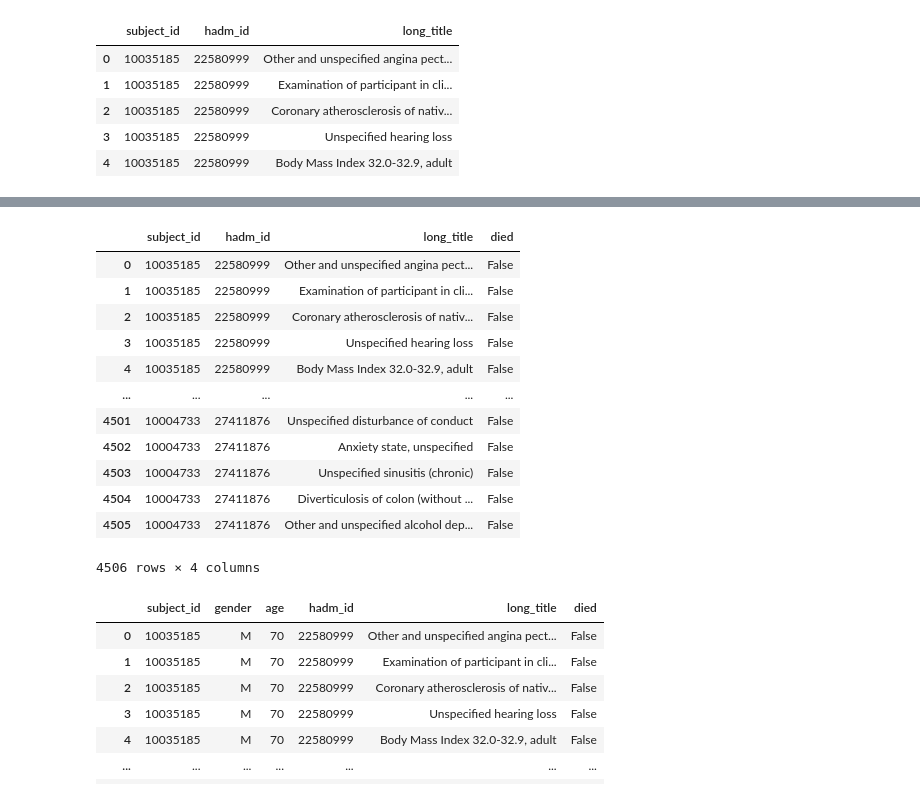
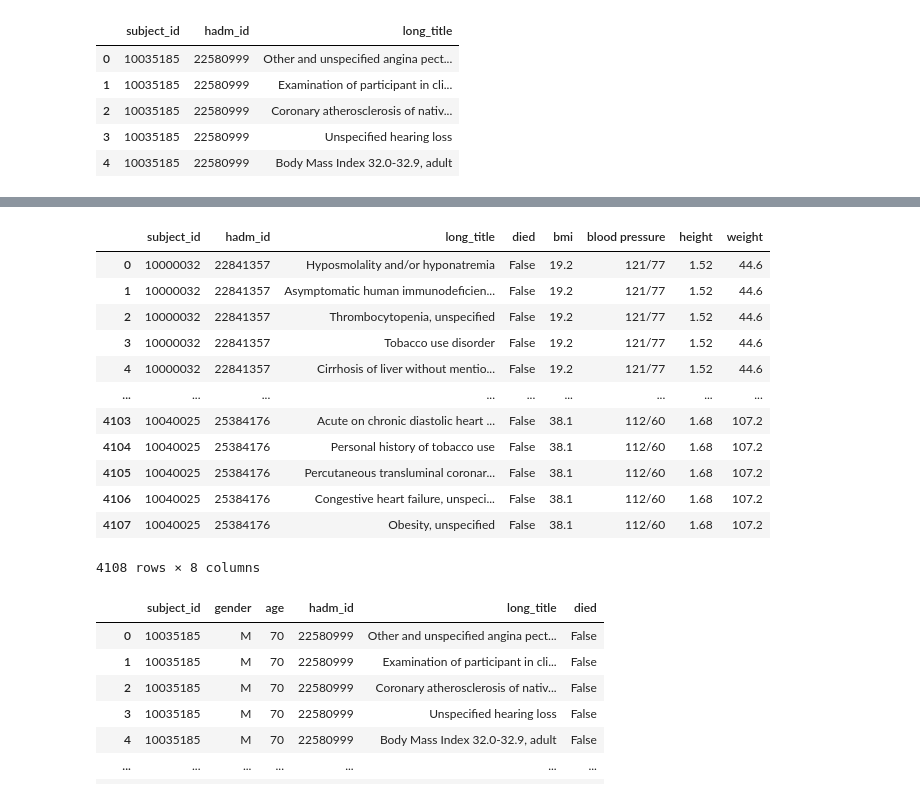
Before and after one commit to bizzfuzz/CHOP-comprehensive-hospital-outcome-prediction-system, a Jupyter notebook: CHOP.ipynb, the cells around one changed output, grey strips where cells are left out. Cells and saved outputs as stored; diff of their text form; code cells hidden in the pictures.

```diff
--- a/CHOP.ipynb
+++ b/CHOP.ipynb
@@ -85,9 +124,6 @@ diagnoses2.head()
 # %%
 merged_diagnoses= pd.merge(diagnoses, diagnoses2, on=['icd_code', 'icd_version'], how='left')
 merged_diagnoses.drop(["icd_code", "icd_version","seq_num"],axis=1,inplace=True)
-#merge the diagnoses dataframe with the omr dataframe using subject_id column as the key.
-
-merged_diagnoses = pd.merge()
 merged_diagnoses.head()
 # %% [output]
 |  | subject_id | hadm_id | long_title |
@@ -97,7 +133,7 @@ merged_diagnoses.head()
 | 3 | 10035185 | 22580999 | Unspecified hearing loss |
 | 4 | 10035185 | 22580999 | Body Mass Index 32.0-32.9, adult |
 # %%
-death_df=admissions[["subject_id","hadm_id","deathtime"]]
+death_df=admissions[["subject_id","hadm_id","deathtime"]].copy()
 death_df["died"]=death_df["deathtime"].isna()==False
 death_df.drop("deathtime",axis=1,inplace=True)
 death_df.head()
@@ -139,24 +147,24 @@ pivot_omr
 # %%
 #Merge the death df with the merged diagnoses dataframe
 
-merged_df=pd.merge(merged_diagnoses, death_df, on=["subject_id","hadm_id"], how="left")
-merged_df["died"].fillna(False, inplace=True)
-diagnoses_death_df=merged_df
+diagnoses_death_df=pd.merge(merged_diagnoses, death_df, on=["subject_id","hadm_id"], how="left")
+diagnoses_death_df["died"].fillna(False, inplace=True)
+
 diagnoses_death_df
 # %% [output]
-|  | subject_id | hadm_id | long_title | died |
-| 0 | 10035185 | 22580999 | Other and unspecified angina pect... | False |
-| 1 | 10035185 | 22580999 | Examination of participant in cli... | False |
-| 2 | 10035185 | 22580999 | Coronary atherosclerosis of nativ... | False |
-| 3 | 10035185 | 22580999 | Unspecified hearing loss | False |
-| 4 | 10035185 | 22580999 | Body Mass Index 32.0-32.9, adult | False |
-| ... | ... | ... | ... | ... |
-| 4501 | 10004733 | 27411876 | Unspecified disturbance of conduct | False |
-| 4502 | 10004733 | 27411876 | Anxiety state, unspecified | False |
-| 4503 | 10004733 | 27411876 | Unspecified sinusitis (chronic) | False |
-| 4504 | 10004733 | 27411876 | Diverticulosis of colon (without ... | False |
-| 4505 | 10004733 | 27411876 | Other and unspecified alcohol dep... | False |
+|  | subject_id | hadm_id | long_title | died | bmi | blood pressure | height | weight |
+| 0 | 10000032 | 22841357 | Hyposmolality and/or hyponatremia | False | 19.2 | 121/77 | 1.52 | 44.6 |
+| 1 | 10000032 | 22841357 | Asymptomatic human immunodeficien... | False | 19.2 | 121/77 | 1.52 | 44.6 |
+| 2 | 10000032 | 22841357 | Thrombocytopenia, unspecified | False | 19.2 | 121/77 | 1.52 | 44.6 |
+| 3 | 10000032 | 22841357 | Tobacco use disorder | False | 19.2 | 121/77 | 1.52 | 44.6 |
+| 4 | 10000032 | 22841357 | Cirrhosis of liver without mentio... | False | 19.2 | 121/77 | 1.52 | 44.6 |
+| ... | ... | ... | ... | ... | ... | ... | ... | ... |
+| 4103 | 10040025 | 25384176 | Acute on chronic diastolic heart ... | False | 38.1 | 112/60 | 1.68 | 107.2 |
+| 4104 | 10040025 | 25384176 | Personal history of tobacco use | False | 38.1 | 112/60 | 1.68 | 107.2 |
+| 4105 | 10040025 | 25384176 | Percutaneous transluminal coronar... | False | 38.1 | 112/60 | 1.68 | 107.2 |
+| 4106 | 10040025 | 25384176 | Congestive heart failure, unspeci... | False | 38.1 | 112/60 | 1.68 | 107.2 |
+| 4107 | 10040025 | 25384176 | Obesity, unspecified | False | 38.1 | 112/60 | 1.68 | 107.2 |
-4506 rows × 4 columns
+4108 rows × 8 columns
 # %%
 # merging the filtered_df dataframe with the diagnoses_death_df dataframe using the subject_id column as the key.
 filtered_df=patients[["subject_id","gender","anchor_age"]]
```
Also changed, not shown: parts of 3 cells of this notebook.
